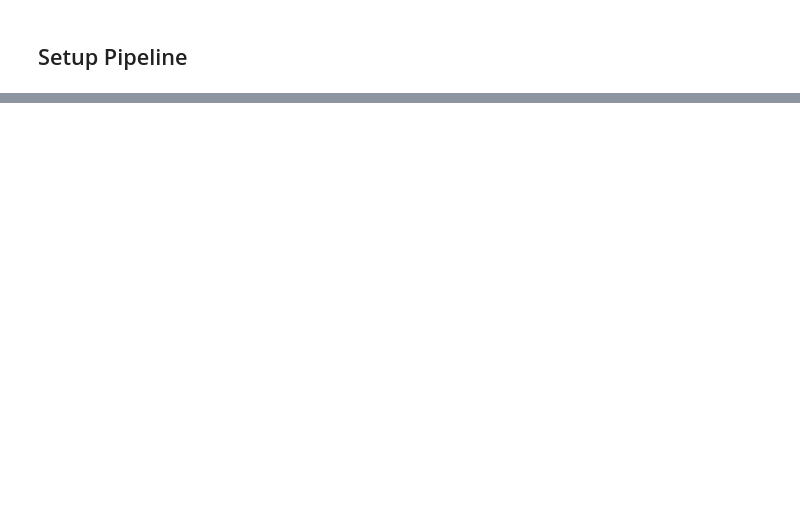
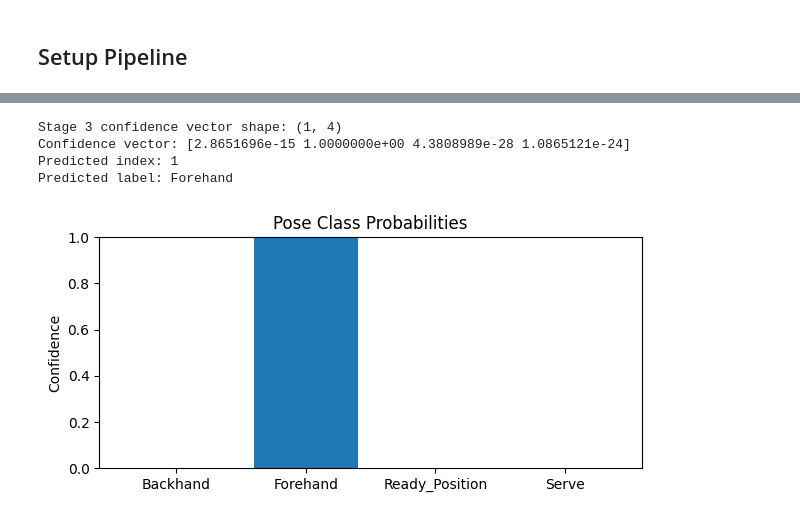
Before and after one commit to hanyiliu/tennis-pose-detection, a Jupyter notebook: notebooks/inference/inference.ipynb, the cells around one changed output, grey strips where cells are left out. Drawn from its saved outputs; the diff is of its cells as text; code cells hidden in the pictures; blank space fills up the shorter version.

```diff
--- a/notebooks/inference/inference.ipynb
+++ b/notebooks/inference/inference.ipynb
@@ -40,3 +121,14 @@ Since we're loading these weights into each model, we use state dictionaries to
 ## Setup Models
 # %% [markdown]
 ### BBox Detection Model
+# %%
+bbox_model = BBoxDetectionModel().to(device)
+bbox_state = torch.load(bbox_export_path, map_location=device)
+
+if not isinstance(bbox_state, dict):
+    raise ValueError("Unexpected bbox export format. Expected state_dict dictionary.")
+
+bbox_model.load_state_dict(bbox_state)
+bbox_model.eval()
+
+print("BBox model loaded from:", bbox_export_path)
@@ -48,0 +360,25 @@ Since we're loading these weights into each model, we use state dictionaries to
+# %%
+with torch.no_grad():
+    pose_probs = pose_model(keypoints_norm)
+
+pose_probs_np = pose_probs.detach().cpu().squeeze(0).numpy()
+pred_idx = int(np.argmax(pose_probs_np))
+pred_label = pose_label_names[pred_idx] if pred_idx < len(pose_label_names) else str(pred_idx)
+
+print("Stage 3 confidence vector shape:", tuple(pose_probs.shape))
+print("Confidence vector:", pose_probs_np)
+print("Predicted index:", pred_idx)
+print("Predicted label:", pred_label)
+
+plt.figure(figsize=(7, 3))
+plt.bar(pose_label_names, pose_probs_np)
+plt.ylim(0.0, 1.0)
+plt.title("Pose Class Probabilities")
+plt.ylabel("Confidence")
+plt.show()
+# %% [output]
+Stage 3 confidence vector shape: (1, 4)
+Confidence vector: [2.8651696e-15 1.0000000e+00 4.3808989e-28 1.0865121e-24]
+Predicted index: 1
+Predicted label: Forehand
+[figure, added]
```
Also changed, not shown: parts of 13 cells of this notebook, 1 other file.
